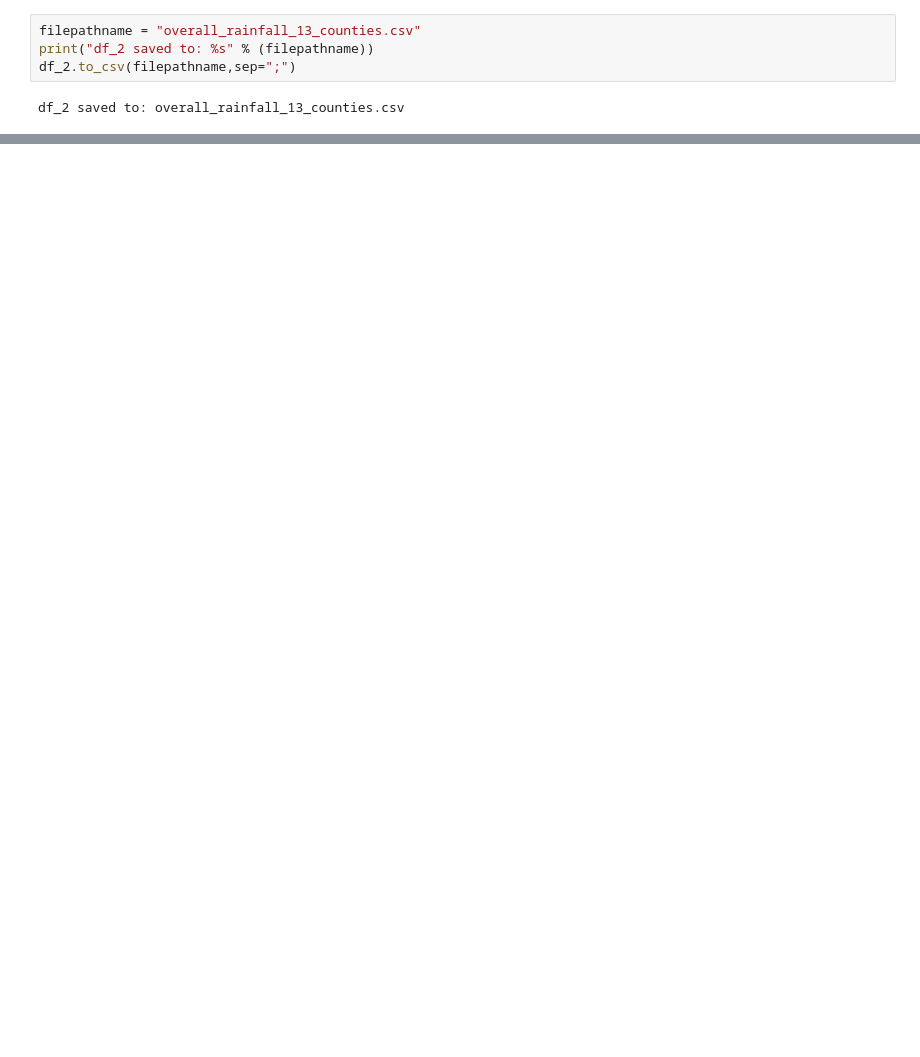
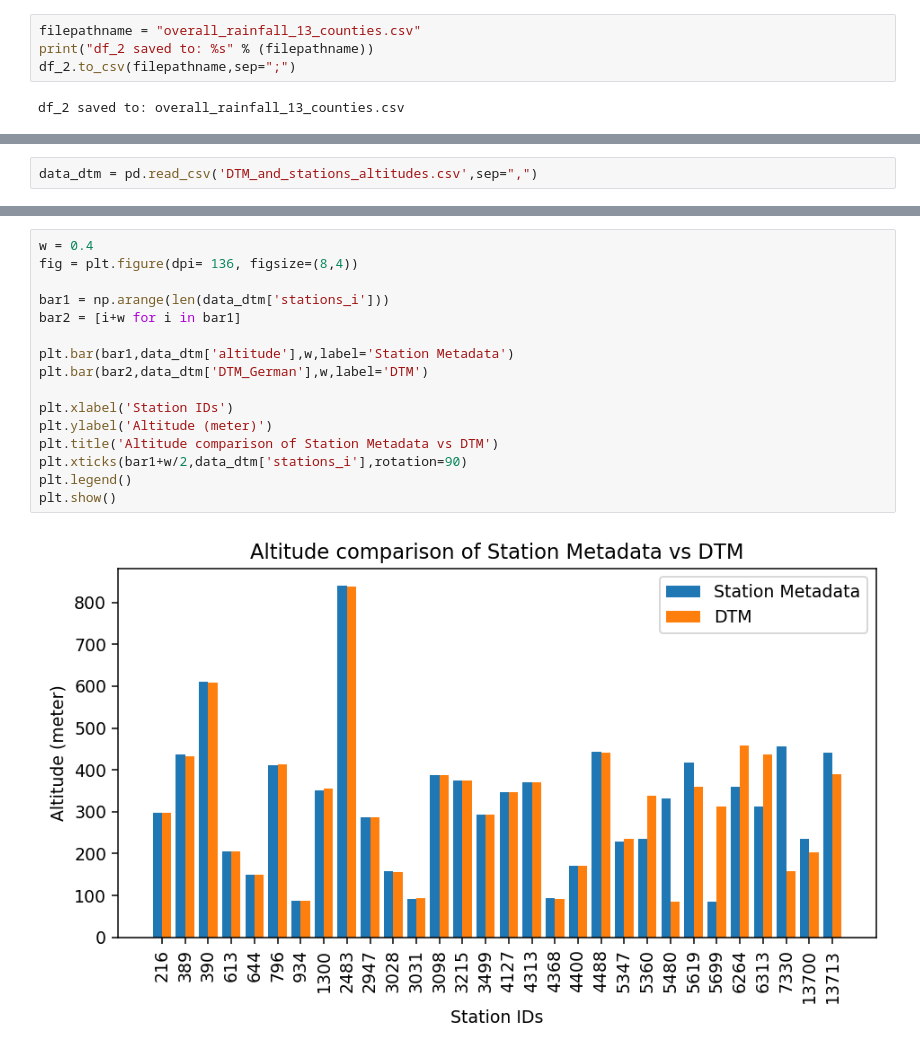
Before and after one commit to Shirvan1992/NDVI_analysis_NRW, a Jupyter notebook: python files/exercise_5.ipynb, the cells around one changed output, grey strips where cells are left out. Drawn from its saved outputs; the diff is of its cells as text; blank space fills up the shorter version.

```diff
--- a/python files/exercise_5.ipynb
+++ b/python files/exercise_5.ipynb
@@ -120,0 +141,2 @@ df_2 saved to: overall_rainfall_13_counties.csv
+# %%
+data_dtm = pd.read_csv('DTM_and_stations_altitudes.csv',sep=",")
@@ -120,0 +152,18 @@ df_2 saved to: overall_rainfall_13_counties.csv
+# %%
+w = 0.4
+fig = plt.figure(dpi= 136, figsize=(8,4))
+
+bar1 = np.arange(len(data_dtm['stations_i']))
+bar2 = [i+w for i in bar1]
+
+plt.bar(bar1,data_dtm['altitude'],w,label='Station Metadata')
+plt.bar(bar2,data_dtm['DTM_German'],w,label='DTM')
+
+plt.xlabel('Station IDs')
+plt.ylabel('Altitude (meter)')
+plt.title('Altitude comparison of Station Metadata vs DTM')
+plt.xticks(bar1+w/2,data_dtm['stations_i'],rotation=90)
+plt.legend()
+plt.show()
+# %% [output]
+[figure, added]
```
Also changed, not shown: parts of 7 cells of this notebook.
